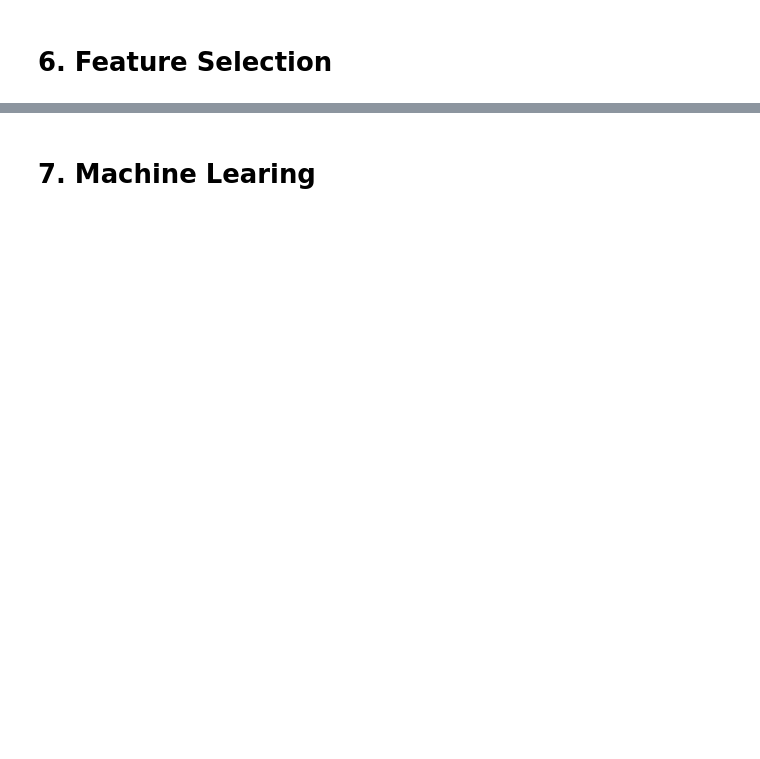
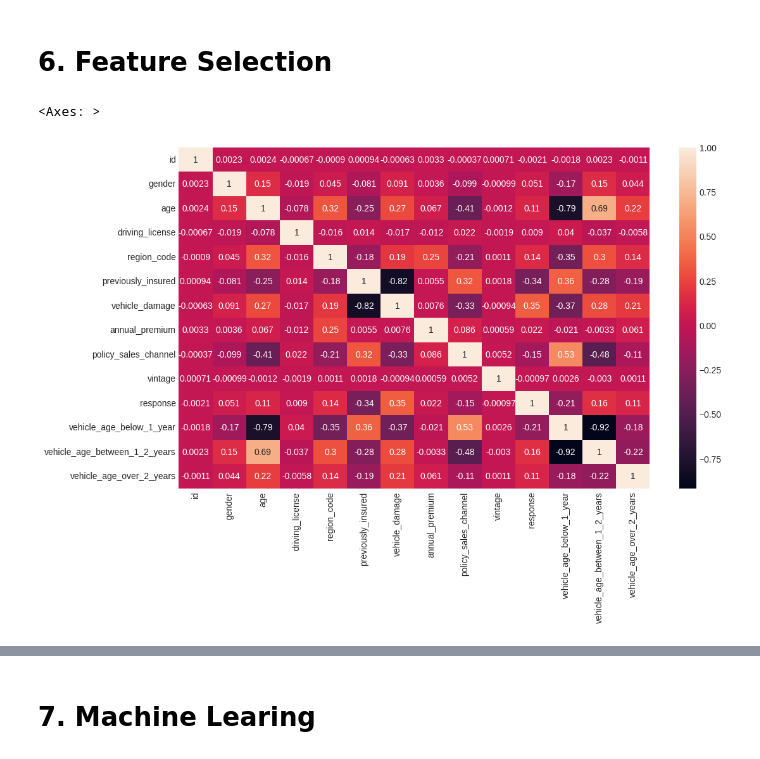
Before and after one commit to ezequielpf/health_insurance_cross_sell, a Jupyter notebook: notebooks/1.0.epf_health_insurance_cross_sell.ipynb, the cells around one changed output, grey strips where cells are left out. Cells and saved outputs as stored; diff of their text form; code cells hidden in the pictures; blank space fills up the shorter version.

```diff
--- a/notebooks/1.0.epf_health_insurance_cross_sell.ipynb
+++ b/notebooks/1.0.epf_health_insurance_cross_sell.ipynb
@@ -271,0 +283,9 @@ Index(['id', 'gender', 'age', 'driving_license', 'region_code',
+# %%
+# Separando os dados entre treino (80%) e validação (20%)
+df1_train, df1_val = train_test_split(df1, test_size=0.2, random_state=4, stratify=df1['response'])
+
+X_val = df1_val.drop('response', axis=1)
+y_val = df1_val['response']
+
+save_interim(X_val, 'X_val.csv')
+save_interim(y_val, 'y_val.csv')
@@ -277,7 +306,7 @@ Index(['id', 'gender', 'age', 'driving_license', 'region_code',
 # annual_premiuim
 std_scaler = StandardScaler()
 
-df1['annual_premium'] = std_scaler.fit_transform(df1[['annual_premium']])
+df1_train['annual_premium'] = std_scaler.fit_transform(df1_train[['annual_premium']])
 # %% [markdown]
 ## 5.2. Rescaling
 
@@ -285,10 +314,10 @@ df1['annual_premium'] = std_scaler.fit_transform(df1[['annual_premium']])
 # %%
 # age
 mms_age = MinMaxScaler()
-df1['age'] = mms_age.fit_transform(df1[['age']])
+df1_train['age'] = mms_age.fit_transform(df1_train[['age']])
 
 # vintage
 mms_vintage = MinMaxScaler()
-df1['vintage'] = mms_vintage.fit_transform(df1[['vintage']])
+df1_train['vintage'] = mms_vintage.fit_transform(df1_train[['vintage']])
 # %% [markdown]
 ## 5.3. Encoder
@@ -333,0 +324,20 @@ Name: response, dtype: float64
+# %%
+# gender - target encoder
+tar_enc_gender = TargetEncoder()
+df1_train['gender'] = tar_enc_gender.fit_transform(df1_train[['gender']], df1_train['response'])
+
+# region_code - target encoder
+tar_enc_region_code = TargetEncoder()
+df1_train['region_code'] = tar_enc_region_code.fit_transform(df1_train[['region_code']], df1_train['response'])
+
+# vehicle_age - one hot encoder
+ohe_vehicle_age = OneHotEncoder()
+vehicle_age_encoded = ohe_vehicle_age.fit_transform(df1_train[['vehicle_age']])
+vehicle_age_encoded = vehicle_age_encoded.toarray()
+aux = pd.DataFrame(vehicle_age_encoded, columns=ohe_vehicle_age.get_feature_names_out(), index=df1_train.index)
+df1_train = pd.concat([df1_train, aux], axis=1)
+df1_train.drop('vehicle_age', axis=1, inplace=True)
+
+# policy_sales_channel - frequency enconder
+fe_policy_sales_channel = df1_train.groupby('policy_sales_channel').size() / len(df1_train)
+df1_train.loc[:, 'policy_sales_channel'] = df1_train['policy_sales_channel'].map(fe_policy_sales_channel)
@@ -334,2 +385,10 @@ Name: response, dtype: float64
 # %% [markdown]
 # 6. Feature Selection
+# %%
+corr_matrix = df1_train.corr(method='pearson')
+
+plt.figure(figsize=(12,7))
+sns.heatmap(corr_matrix, annot=True)
+# %% [output]
+<Axes: >
+[figure, added]
```
Also changed, not shown: parts of 23 cells of this notebook.
